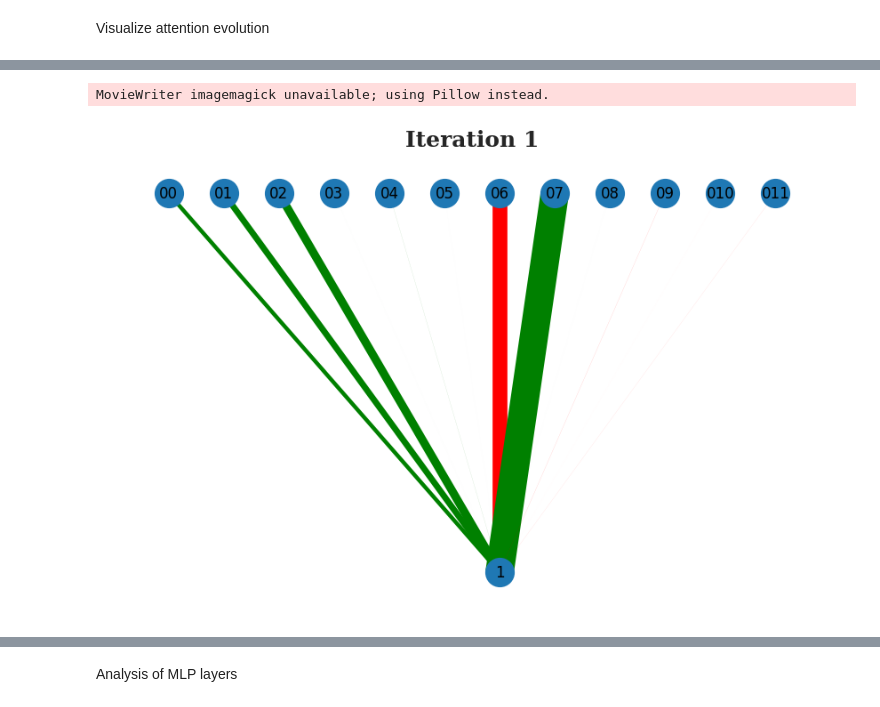
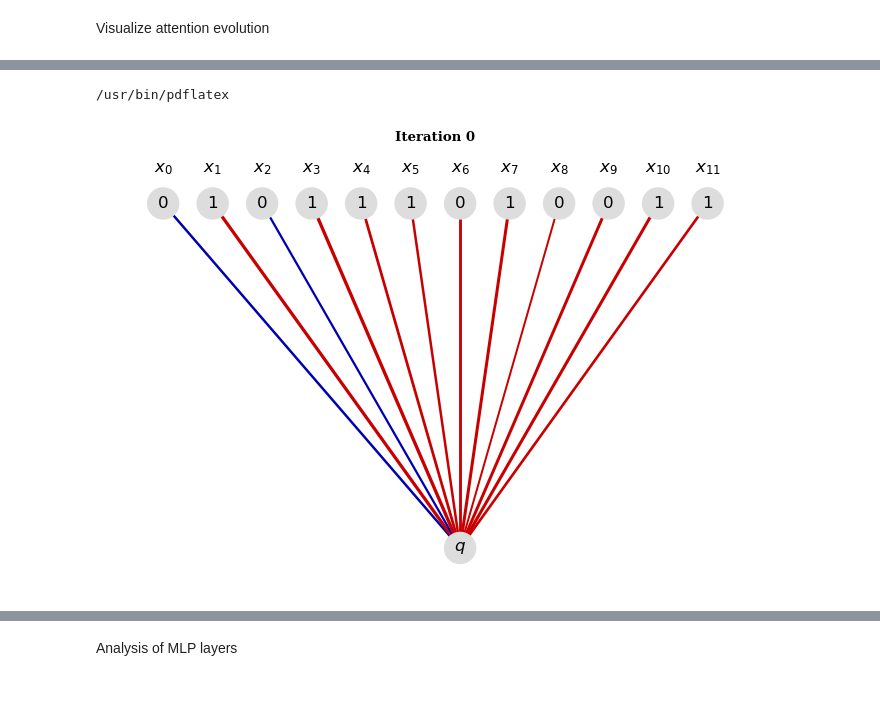
Before and after one commit to facebookresearch/pal, a Jupyter notebook: pruning/factorization.ipynb, the cells around one changed output, grey strips where cells are left out. Cells and saved outputs as stored; diff of their text form; code cells hidden in the pictures.

Commit message:
Change the graph viz for better understanding

```diff
--- a/pruning/factorization.ipynb
+++ b/pruning/factorization.ipynb
@@ -95,7 +105,9 @@ class MLPConfig:
 
 
 class Model(nn.Module):
-    def __init__(self, emb_dim, vocab_size):
+    def __init__(self, emb_dim, vocab_size, ffn_dim=None):
+        if ffn_dim is None:
+            ffn_dim = 4 * emb_dim
         super(Model, self).__init__()
         self.token_emb = nn.Embedding(vocab_size, emb_dim)
         self.pos_emb = nn.Embedding(length, emb_dim)
@@ -103,7 +115,7 @@ class Model(nn.Module):
         self.softmax = SoftmaxLayer(emb_dim)
         config = MLPConfig(
             emb_dim=emb_dim,
-            ffn_dim=4 * emb_dim,
+            ffn_dim=ffn_dim,
             ffn_bias=True,
             activation="gelu",
         )
@@ -128,9 +140,13 @@ class Model(nn.Module):
 # %% [markdown]
 Model Selection
 # %%
-emb_dim = 2
-vocab_size = 2
+emb_dim = 32
+ffn_dim = 4 * emb_dim
+# ffn_dim = 10
+vocab_size = 4
 X = torch.from_numpy(data.astype(int))
-model = Model(emb_dim=emb_dim, vocab_size=vocab_size)
+torch.manual_seed(20)
+model = Model(emb_dim=emb_dim, vocab_size=vocab_size, ffn_dim=ffn_dim)
+print(f"Number of parameters: {sum(p.numel() for p in model.parameters())}")
 model.to(device=DEVICE)
 # %% [output]
@@ -151,0 +169,5 @@ Model(
+# %%
+import copy
+init_weights = copy.deepcopy(model.state_dict())
+# %%
+model.load_state_dict(init_weights)
@@ -251,43 +421,52 @@ N = 12
 
 fig, ax = plt.subplots(figsize=(WIDTH, HEIGHT))
 G, pos = build_1L_graph(N)
-magnifier = 50
+magnifier = 8 / attns.max()
 weights = 0
+
+color_palette = [
+    '#c80000',
+    '#0000b1',
+]
 
 
 def update(frame):
     global weights
 
     # update variables
     ax.clear()
     old_weights = weights
     # weights = attns[10 * frame].mean(axis=0)
     weights = attns[10 * frame, sample]
-    T = 0.01
+    G, pos = build_1L_graph_tokens(N, tokens=X_test[sample].tolist())
+    node_colors = ["#ffffff"]*12 + ["#dddddd"]*12 + ["#dddddd"]
+    T = 0.05
     weights = np.exp(weights / T)
     weights /= np.sum(weights)
 
     # color edges according to updates
     diff = weights - old_weights
-    colors = ["green" if d > 0 else "red" for d in diff]
+    colors = [color_palette[0] if d > 0 else color_palette[1] for d in diff]
 
     # draw the updated graph
     nx.draw(
         G,
         pos,
         width=magnifier * weights,
         with_labels=True,
         edge_color=colors,
         node_size=500,
+        node_color=node_colors,
+        labels={rf"$y_{{{i}}}$": j for i, j in enumerate(X_test[sample].tolist())} | {rf"$x_{{{i}}}$": rf"$x_{{{i}}}$" for i in range(N)} | {r"$q$": r"$q$"},
         ax=ax,
     )
-    ax.set_title(f"Iteration {frame+1}", fontweight="bold")
+    ax.set_title(f"Iteration {10 * frame}", fontweight="bold")
 
 
-ani_length = 1_000
+ani_length = 400 - 1
 ani = animation.FuncAnimation(fig, update, frames=ani_length, repeat=False)
-ani.save(save_dir / "test.gif", writer="imagemagick", fps=5)
-#ani.save(f"test_{sample}.mp4", writer="ffmpeg", fps=10)
+# ani.save(save_dir / "test.gif", writer="imagemagick", fps=20)
+ani.save(save_dir / f"test_{sample}.mp4", writer="ffmpeg", fps=20)
 # %% [output]
-MovieWriter imagemagick unavailable; using Pillow instead.
+/usr/bin/pdflatex
-[figure, old version]
+[figure, new version]
```
Also changed, not shown: parts of 74 cells of this notebook, 1 other file.
